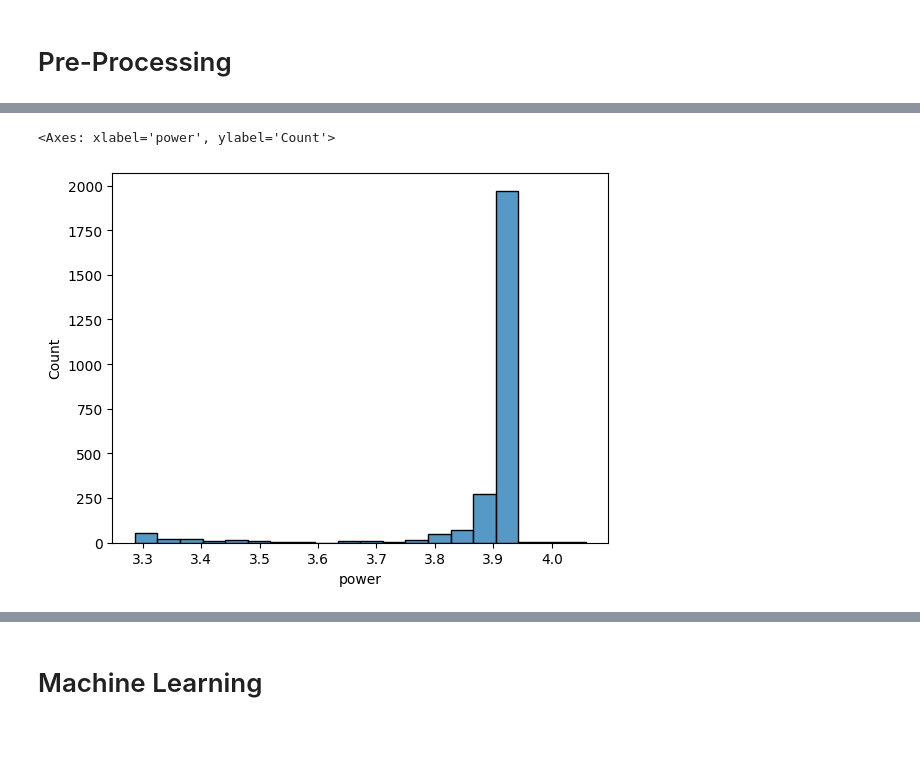
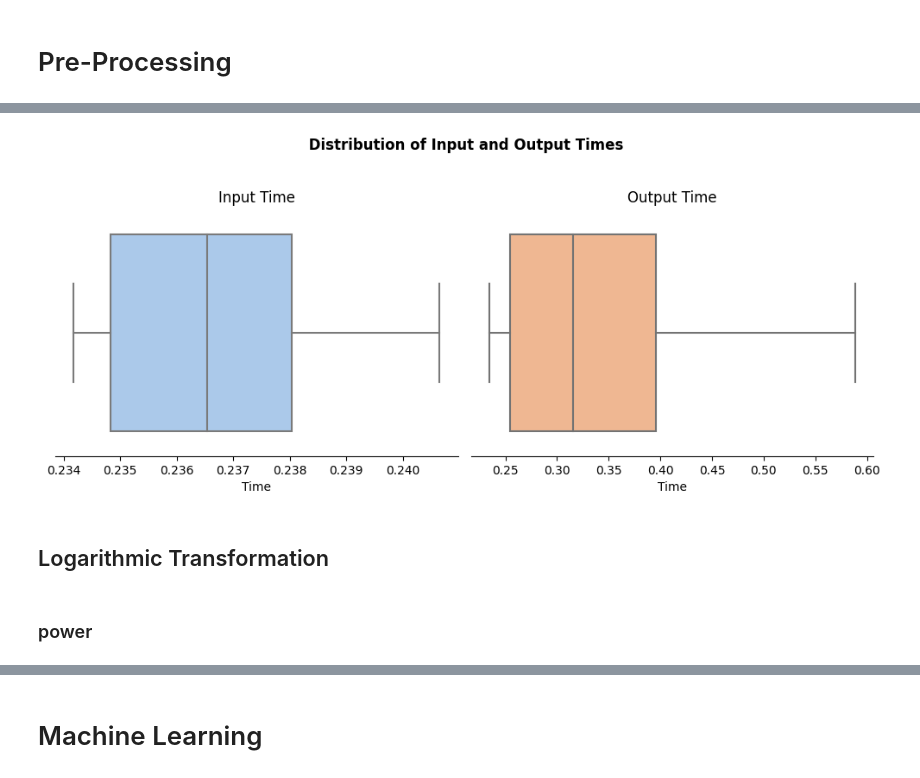
Before and after one commit to marcosamaris/green-hpc-workflow, a Jupyter notebook: notebooks/blast-workflow-notebook.ipynb, the cells around one changed output, grey strips where cells are left out. Cells and saved outputs as stored; diff of their text form; code cells hidden in the pictures; blank space fills up the shorter version.

```diff
--- a/notebooks/blast-workflow-notebook.ipynb
+++ b/notebooks/blast-workflow-notebook.ipynb
@@ -296,7 +370,50 @@ sns.boxplot(data = df_numeric_types_agg_treated, x = 'comm_comp_ratio')
+# %%
+# INPUT
+outlier_condition_input = (df_numeric_types_agg['io_input_time'] < lower_limit_input) | (df_numeric_types_agg['io_input_time'] > upper_limit_input)
+
+# OUTPUT
+outlier_condition_output = (df_numeric_types_agg['io_output_time'] < lower_limit_output) | (df_numeric_types_agg['io_output_time'] > upper_limit_output)
+# %%
+# INPUT
+no_outliers_values_input = df_numeric_types_agg.loc[~outlier_condition_input, 'io_input_time']
+mean_replacement_input = no_outliers_values_input.mean()
+
+# OUTPUT
+no_outliers_values_output = df_numeric_types_agg.loc[~outlier_condition_output, 'io_output_time']
+mean_replacement_output = no_outliers_values_output.mean()
+# %%
+# INPUT
+df_numeric_types_agg_treated.loc[outlier_condition_input, 'io_input_time'] = mean_replacement_input
+
+# OUTPUT
+df_numeric_types_agg_treated.loc[outlier_condition_output, 'io_output_time'] = mean_replacement_output
+# %%
+fig, axes = plt.subplots(nrows=1, ncols=2, figsize=(10, 4.5))
+
+sns.boxplot(ax=axes[0], data=df_numeric_types_agg_treated, x='io_input_time',
+            color=pastel_colors[0], fliersize=3, linewidth=1.5)
+axes[0].set_title('Input Time')
+axes[0].set_xlabel('Time')
+axes[0].set_ylabel('')
+axes[0].set_yticks([])
+
+sns.boxplot(ax=axes[1], data=df_numeric_types_agg_treated, x='io_output_time',
+            color=pastel_colors[1], fliersize=3, linewidth=1.5)
+axes[1].set_title('Output Time')
+axes[1].set_xlabel('Time')
+axes[1].set_ylabel('')
+axes[1].set_yticks([])
+
+fig.suptitle(' Distribution of Input and Output Times', fontweight='bold')
+plt.tight_layout(rect=[0, 0.03, 1, 0.95])
+sns.despine(ax=axes[0], left=True)
+sns.despine(ax=axes[1], left=True)
+plt.show()
+# %% [output]
+[figure, added]
+# %% [markdown]
+## Logarithmic Transformation
+# %% [markdown]
+### power
 # %%
 df_numeric_types_agg_treated['power'] = df_numeric_types_agg_treated.loc[:, 'power'].apply(np.log10)
-# %%
-sns.histplot(data = df_numeric_types_agg_treated, x = 'power', bins=20)
-# %% [output]
-<Axes: xlabel='power', ylabel='Count'>
-[figure, removed]
```
Also changed, not shown: parts of 44 cells of this notebook.
